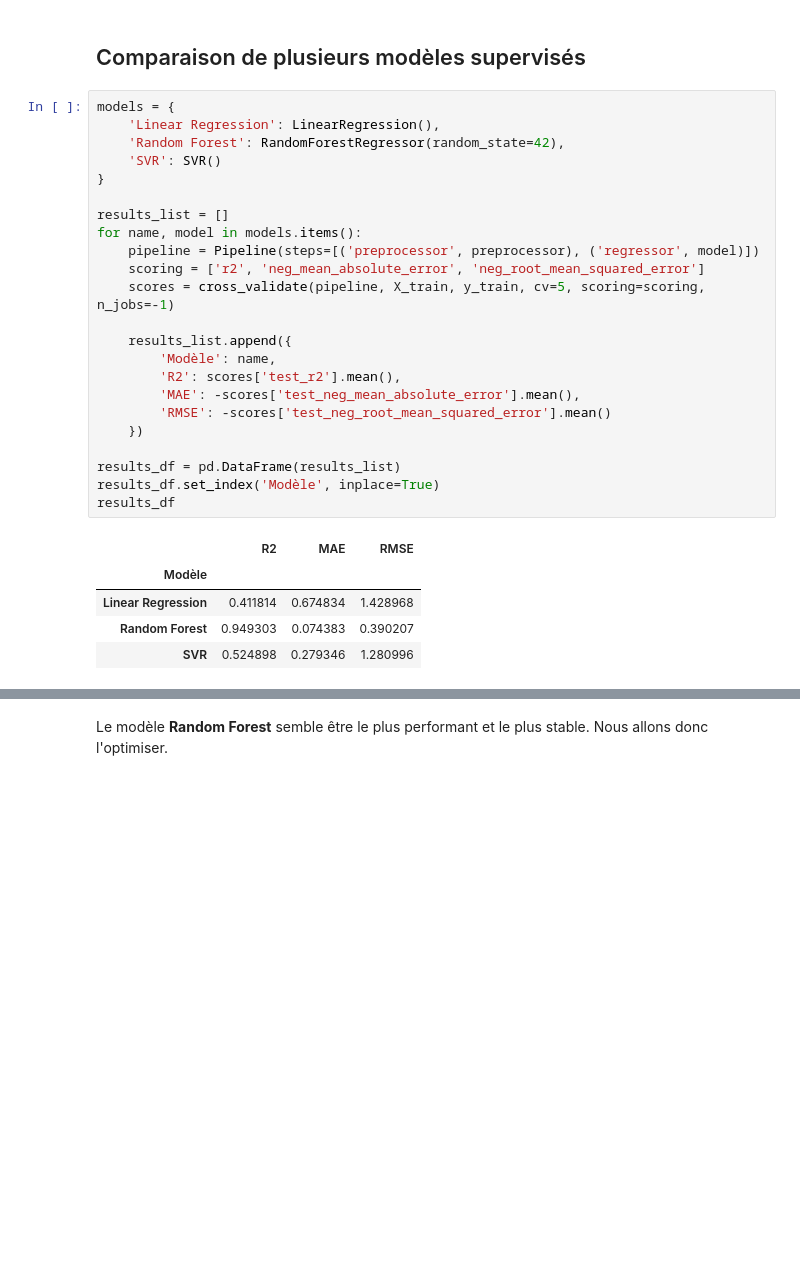
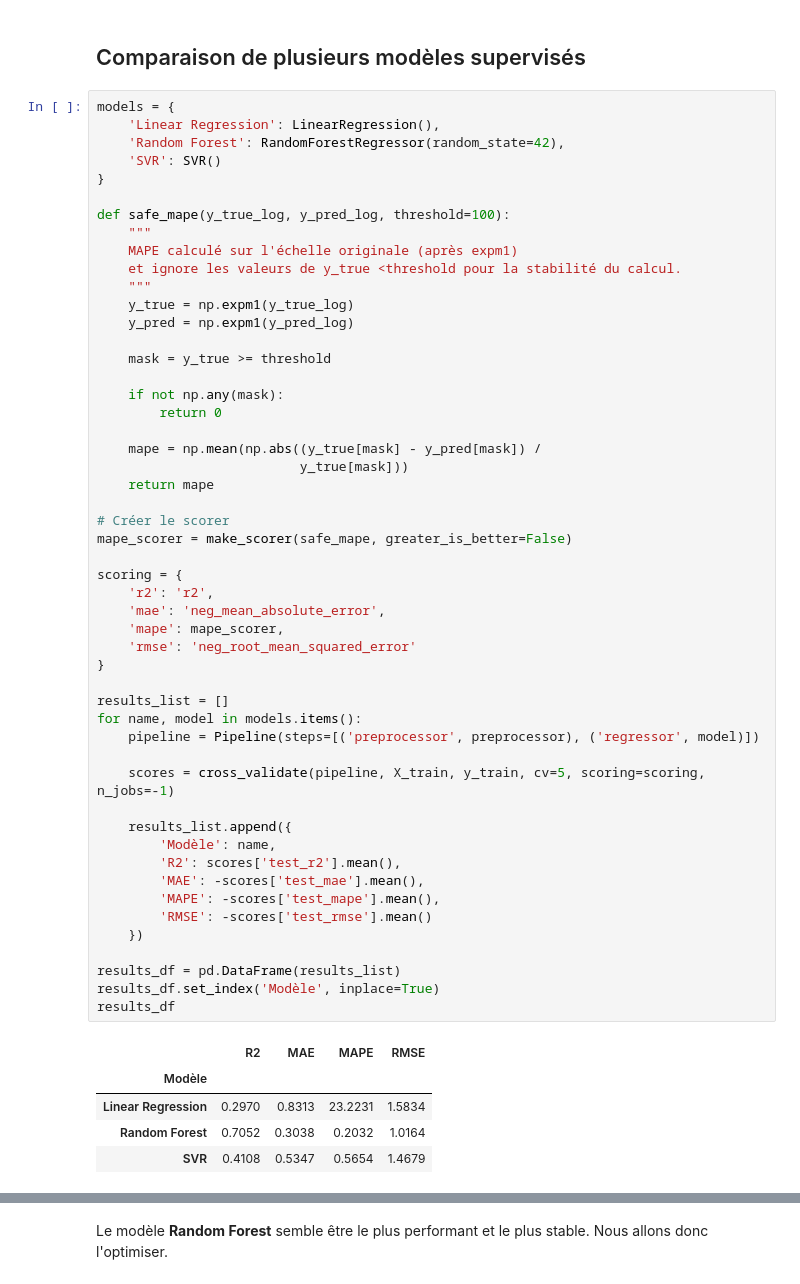
Before and after one commit to Ping689/ML-Prediction, a Jupyter notebook: solution_modelistation_supervisee.ipynb, the cells around one changed output, grey strips where cells are left out. Cells and saved outputs as stored; diff of their text form; blank space fills up the shorter version.

Commit message:
modification scores

```diff
--- a/solution_modelistation_supervisee.ipynb
+++ b/solution_modelistation_supervisee.ipynb
@@ -353,29 +306,57 @@ Taille de X_test : (334, 15)
 # %%
 models = {
     'Linear Regression': LinearRegression(),
     'Random Forest': RandomForestRegressor(random_state=42),
     'SVR': SVR()
 }
 
+def safe_mape(y_true_log, y_pred_log, threshold=100):
+    """
+    MAPE calculé sur l'échelle originale (après expm1)
+    et ignore les valeurs de y_true <threshold pour la stabilité du calcul.
+    """
+    y_true = np.expm1(y_true_log)
+    y_pred = np.expm1(y_pred_log)
+
+    mask = y_true >= threshold
+
+    if not np.any(mask):
+        return 0
+
+    mape = np.mean(np.abs((y_true[mask] - y_pred[mask]) /
+                          y_true[mask]))
+    return mape
+
+# Créer le scorer
+mape_scorer = make_scorer(safe_mape, greater_is_better=False)
+
+scoring = {
+    'r2': 'r2',
+    'mae': 'neg_mean_absolute_error',
+    'mape': mape_scorer,
+    'rmse': 'neg_root_mean_squared_error'
+}
+
 results_list = []
 for name, model in models.items():
     pipeline = Pipeline(steps=[('preprocessor', preprocessor), ('regressor', model)])
-    scoring = ['r2', 'neg_mean_absolute_error', 'neg_root_mean_squared_error']
+
     scores = cross_validate(pipeline, X_train, y_train, cv=5, scoring=scoring, n_jobs=-1)
 
     results_list.append({
         'Modèle': name,
         'R2': scores['test_r2'].mean(),
-        'MAE': -scores['test_neg_mean_absolute_error'].mean(),
-        'RMSE': -scores['test_neg_root_mean_squared_error'].mean()
+        'MAE': -scores['test_mae'].mean(),
+        'MAPE': -scores['test_mape'].mean(),
+        'RMSE': -scores['test_rmse'].mean()
     })
 
 results_df = pd.DataFrame(results_list)
 results_df.set_index('Modèle', inplace=True)
 results_df
 # %% [output]
-|  | R2 | MAE | RMSE |
-| Modèle |  |  |  |
-| Linear Regression | 0.411814 | 0.674834 | 1.428968 |
-| Random Forest | 0.949303 | 0.074383 | 0.390207 |
-| SVR | 0.524898 | 0.279346 | 1.280996 |
+|  | R2 | MAE | MAPE | RMSE |
+| Modèle |  |  |  |  |
+| Linear Regression | 0.2970 | 0.8313 | 23.2231 | 1.5834 |
+| Random Forest | 0.7052 | 0.3038 | 0.2032 | 1.0164 |
+| SVR | 0.4108 | 0.5347 | 0.5654 | 1.4679 |
```
Also changed, not shown: parts of 29 cells of this notebook.
